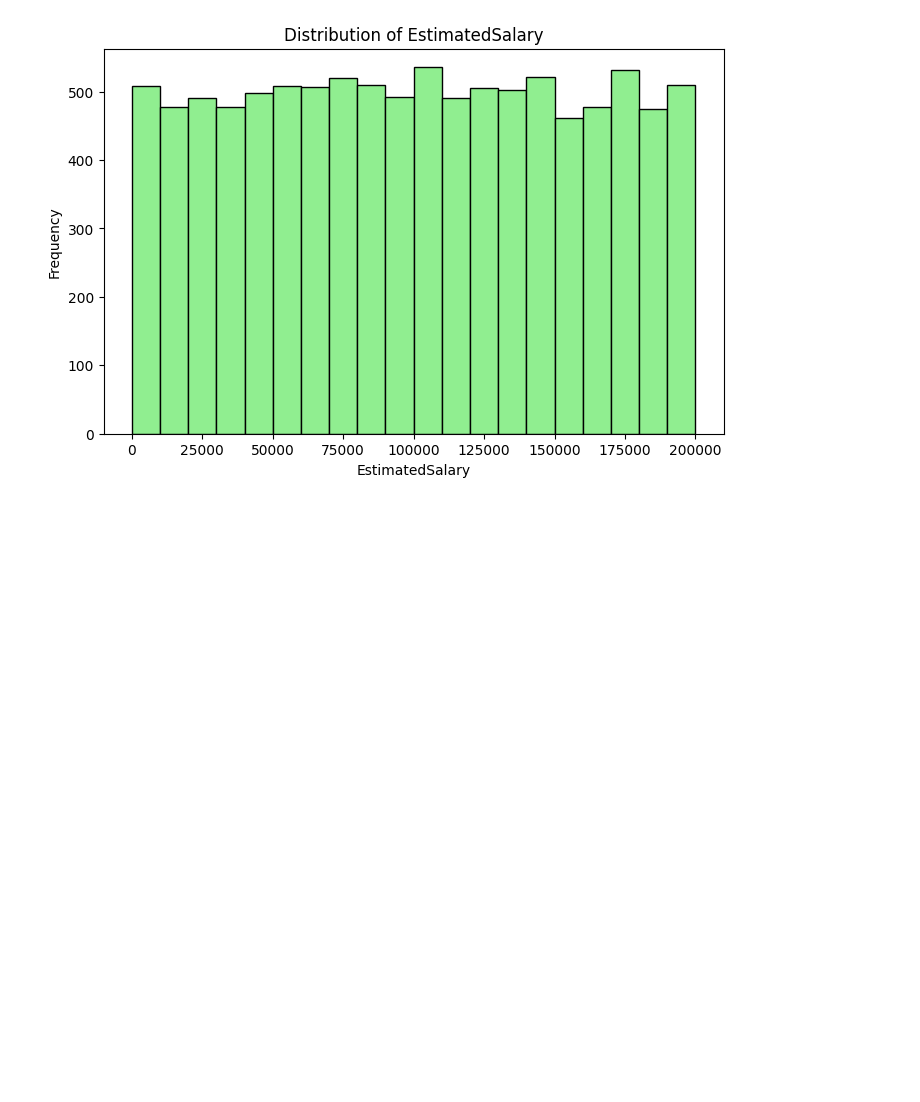
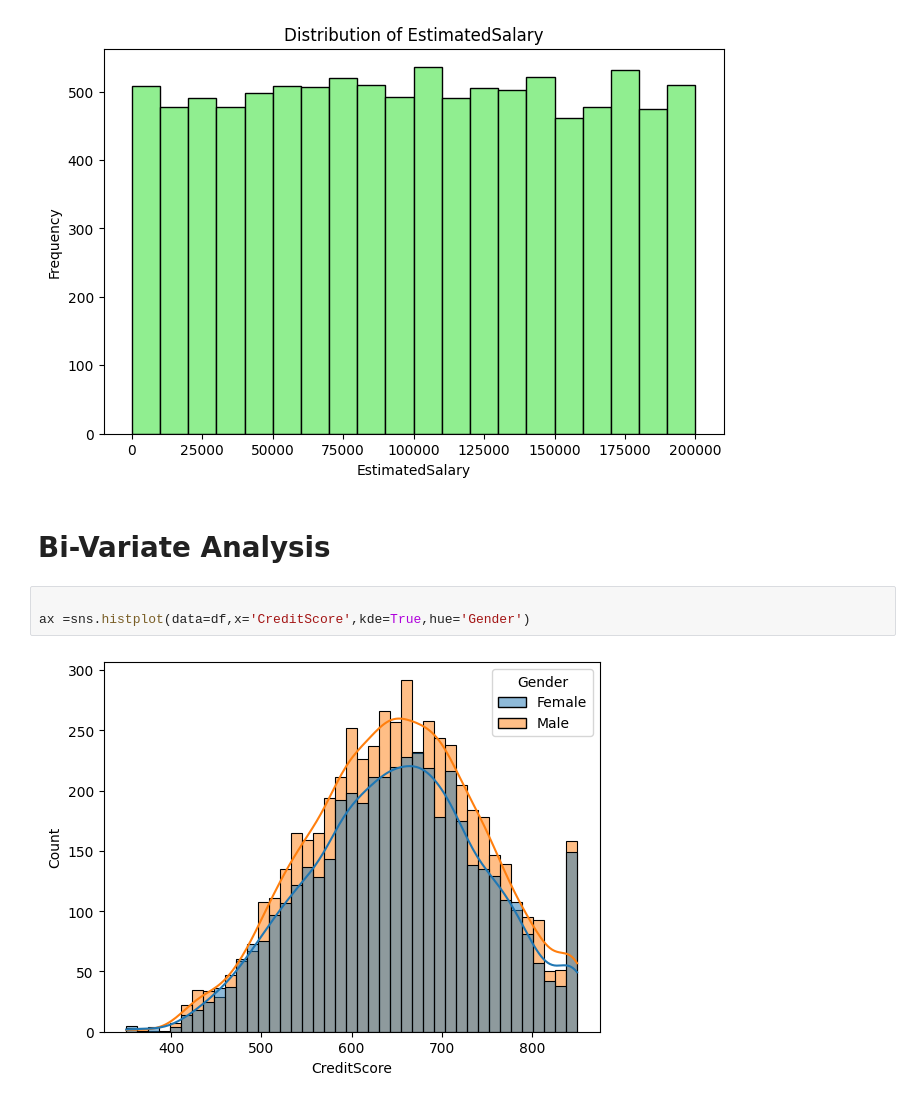
Before and after one commit to VinayBabuGorantla/customerChurnModelling, a Jupyter notebook: notebook/data/EDA.ipynb, the cells around one changed output. Saved outputs shown, nothing was run; the diff lists cells and outputs as text; blank space fills up the shorter version.

```diff
--- a/notebook/data/EDA.ipynb
+++ b/notebook/data/EDA.ipynb
@@ -286,3 +277,10 @@ for column in float_columns:
 # %% [output]
 [figure]
 [figure]
+# %% [markdown]
+# Bi-Variate Analysis
+# %%
+
+ax =sns.histplot(data=df,x='CreditScore',kde=True,hue='Gender')
+# %% [output]
+[figure, added]
```
Also changed, not shown: parts of 23 cells of this notebook, 4 other files.
